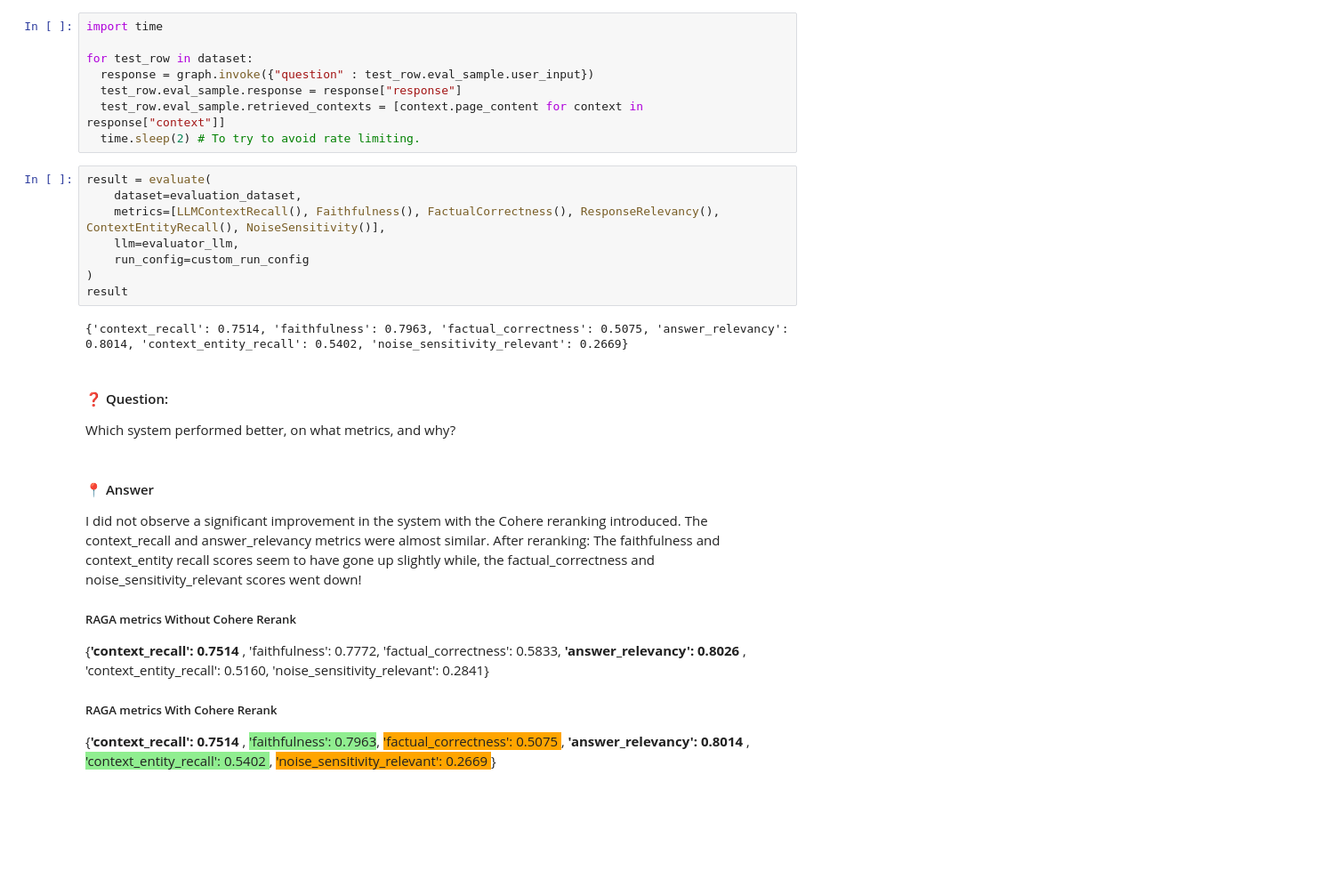
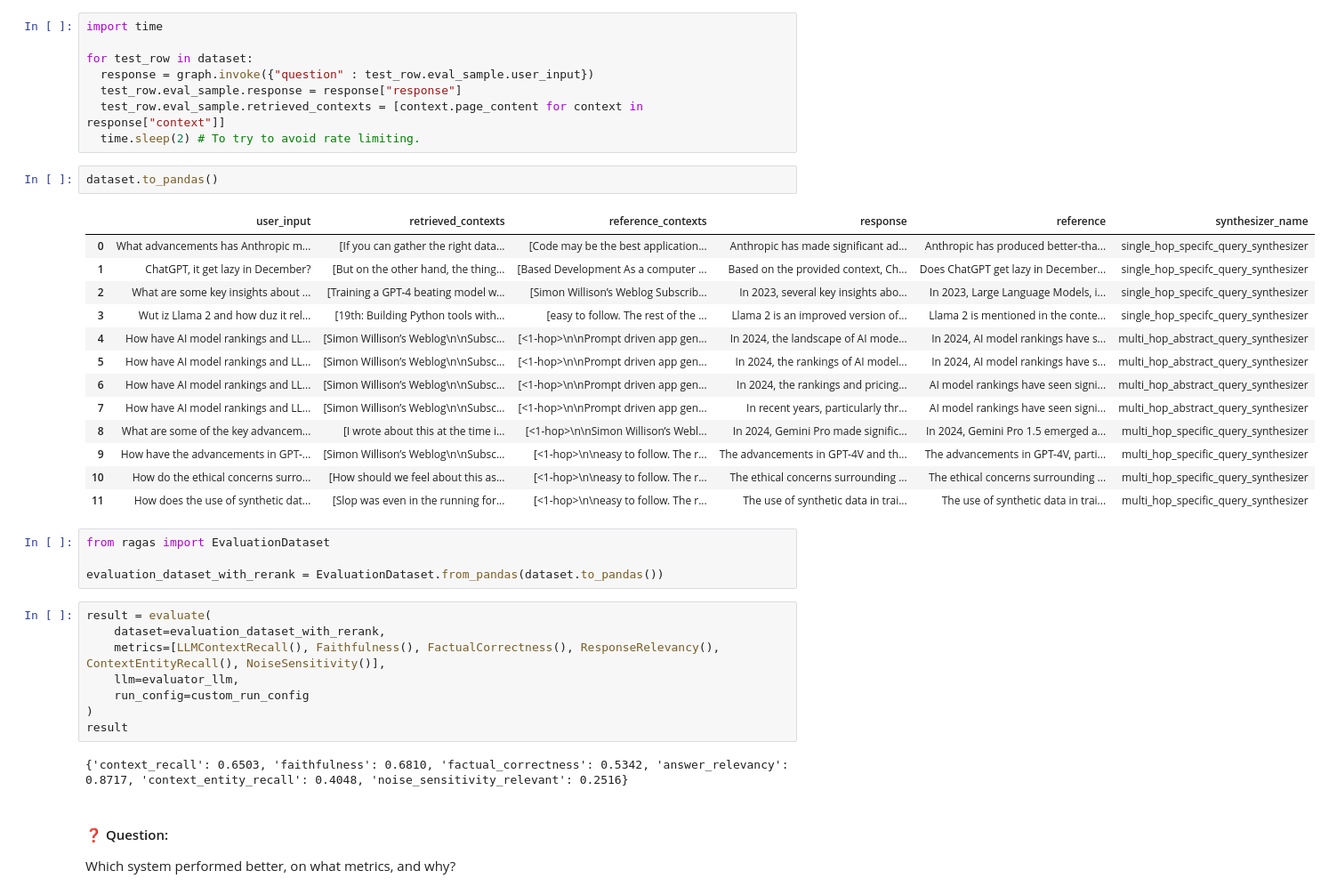
Before and after one commit to pratikmurali/AIE6, a Jupyter notebook: 08_Evaluating_RAG_With_Ragas/Evaluating_RAG_with_Ragas_(2025)_AI_Makerspace.ipynb, the cells around one changed output. Shown at 89% size. Saved outputs shown, nothing was run; the diff lists cells and outputs as text; blank space fills up the shorter version.

Commit message:
Fixing Cohere reranking eval bug in notebook

```diff
--- a/08_Evaluating_RAG_With_Ragas/Evaluating_RAG_with_Ragas_(2025)_AI_Makerspace.ipynb
+++ b/08_Evaluating_RAG_With_Ragas/Evaluating_RAG_with_Ragas_(2025)_AI_Makerspace.ipynb
@@ -376,31 +377,37 @@ for test_row in dataset:
   test_row.eval_sample.response = response["response"]
   test_row.eval_sample.retrieved_contexts = [context.page_content for context in response["context"]]
   time.sleep(2) # To try to avoid rate limiting.
+# %%
+dataset.to_pandas()
+# %% [output]
+|  | user_input | retrieved_contexts | reference_contexts | response | reference | synthesizer_name |
+| 0 | What advancements has Anthropic m... | [If you can gather the right data... | [Code may be the best application... | Anthropic has made significant ad... | Anthropic has produced better-tha... | single_hop_specifc_query_synthesizer |
+| 1 | ChatGPT, it get lazy in December? | [But on the other hand, the thing... | [Based Development As a computer ... | Based on the provided context, Ch... | Does ChatGPT get lazy in December... | single_hop_specifc_query_synthesizer |
+| 2 | What are some key insights about ... | [Training a GPT-4 beating model w... | [Simon Willison’s Weblog Subscrib... | In 2023, several key insights abo... | In 2023, Large Language Models, i... | single_hop_specifc_query_synthesizer |
+| 3 | Wut iz Llama 2 and how duz it rel... | [19th: Building Python tools with... | [easy to follow. The rest of the ... | Llama 2 is an improved version of... | Llama 2 is mentioned in the conte... | single_hop_specifc_query_synthesizer |
+| 4 | How have AI model rankings and LL... | [Simon Willison’s Weblog\n\nSubsc... | [<1-hop>\n\nPrompt driven app gen... | In 2024, the landscape of AI mode... | In 2024, AI model rankings have s... | multi_hop_abstract_query_synthesizer |
+| 5 | How have AI model rankings and LL... | [Simon Willison’s Weblog\n\nSubsc... | [<1-hop>\n\nPrompt driven app gen... | In 2024, the rankings of AI model... | In 2024, AI model rankings have s... | multi_hop_abstract_query_synthesizer |
+| 6 | How have AI model rankings and LL... | [Simon Willison’s Weblog\n\nSubsc... | [<1-hop>\n\nPrompt driven app gen... | In 2024, the rankings and pricing... | AI model rankings have seen signi... | multi_hop_abstract_query_synthesizer |
+| 7 | How have AI model rankings and LL... | [Simon Willison’s Weblog\n\nSubsc... | [<1-hop>\n\nPrompt driven app gen... | In recent years, particularly thr... | AI model rankings have seen signi... | multi_hop_abstract_query_synthesizer |
+| 8 | What are some of the key advancem... | [I wrote about this at the time i... | [<1-hop>\n\nSimon Willison’s Webl... | In 2024, Gemini Pro made signific... | In 2024, Gemini Pro 1.5 emerged a... | multi_hop_specific_query_synthesizer |
+| 9 | How have the advancements in GPT-... | [Simon Willison’s Weblog\n\nSubsc... | [<1-hop>\n\neasy to follow. The r... | The advancements in GPT-4V and th... | The advancements in GPT-4V, parti... | multi_hop_specific_query_synthesizer |
+| 10 | How do the ethical concerns surro... | [How should we feel about this as... | [<1-hop>\n\neasy to follow. The r... | The ethical concerns surrounding ... | The ethical concerns surrounding ... | multi_hop_specific_query_synthesizer |
+| 11 | How does the use of synthetic dat... | [Slop was even in the running for... | [<1-hop>\n\neasy to follow. The r... | The use of synthetic data in trai... | The use of synthetic data in trai... | multi_hop_specific_query_synthesizer |
+# %%
+from ragas import EvaluationDataset
+
+evaluation_dataset_with_rerank = EvaluationDataset.from_pandas(dataset.to_pandas())
 # %%
 result = evaluate(
-    dataset=evaluation_dataset,
+    dataset=evaluation_dataset_with_rerank,
     metrics=[LLMContextRecall(), Faithfulness(), FactualCorrectness(), ResponseRelevancy(), ContextEntityRecall(), NoiseSensitivity()],
     llm=evaluator_llm,
     run_config=custom_run_config
 )
 result
 # %% [output]
-{'context_recall': 0.7514, 'faithfulness': 0.7963, 'factual_correctness': 0.5075, 'answer_relevancy': 0.8014, 'context_entity_recall': 0.5402, 'noise_sensitivity_relevant': 0.2669}
+{'context_recall': 0.6503, 'faithfulness': 0.6810, 'factual_correctness': 0.5342, 'answer_relevancy': 0.8717, 'context_entity_recall': 0.4048, 'noise_sensitivity_relevant': 0.2516}
 # %% [markdown]
 #### ❓ Question:
 
 Which system performed better, on what metrics, and why?
-# %% [markdown]
-#### 📍 Answer
-
-I did not observe a significant improvement in the system with the Cohere reranking introduced. The context_recall and answer_relevancy metrics were almost similar. After reranking: The faithfulness and context_entity recall scores seem to have gone up slightly while, the factual_correctness and noise_sensitivity_relevant scores went down!
-
-##### RAGA metrics Without Cohere Rerank
-
-{<b>'context_recall': 0.7514 </b>, 'faithfulness': 0.7772, 'factual_correctness': 0.5833, <b> 'answer_relevancy': 0.8026 </b>, 'context_entity_recall': 0.5160, 'noise_sensitivity_relevant': 0.2841}
-
-
-##### RAGA metrics With Cohere Rerank
-
-{<b>'context_recall': 0.7514 </b>, <span style="background-color: #90EE90">
-'faithfulness': 0.7963</span>, <span style="background-color: orange"> 'factual_correctness': 0.5075 </span>, <b> 'answer_relevancy': 0.8014 </b>, <span style="background-color: #90EE90"> 'context_entity_recall': 0.5402 </span>, <span style="background-color: orange"> 'noise_sensitivity_relevant': 0.2669 </span>}
```
Also changed, not shown: parts of 7 cells of this notebook, 1 other file.
